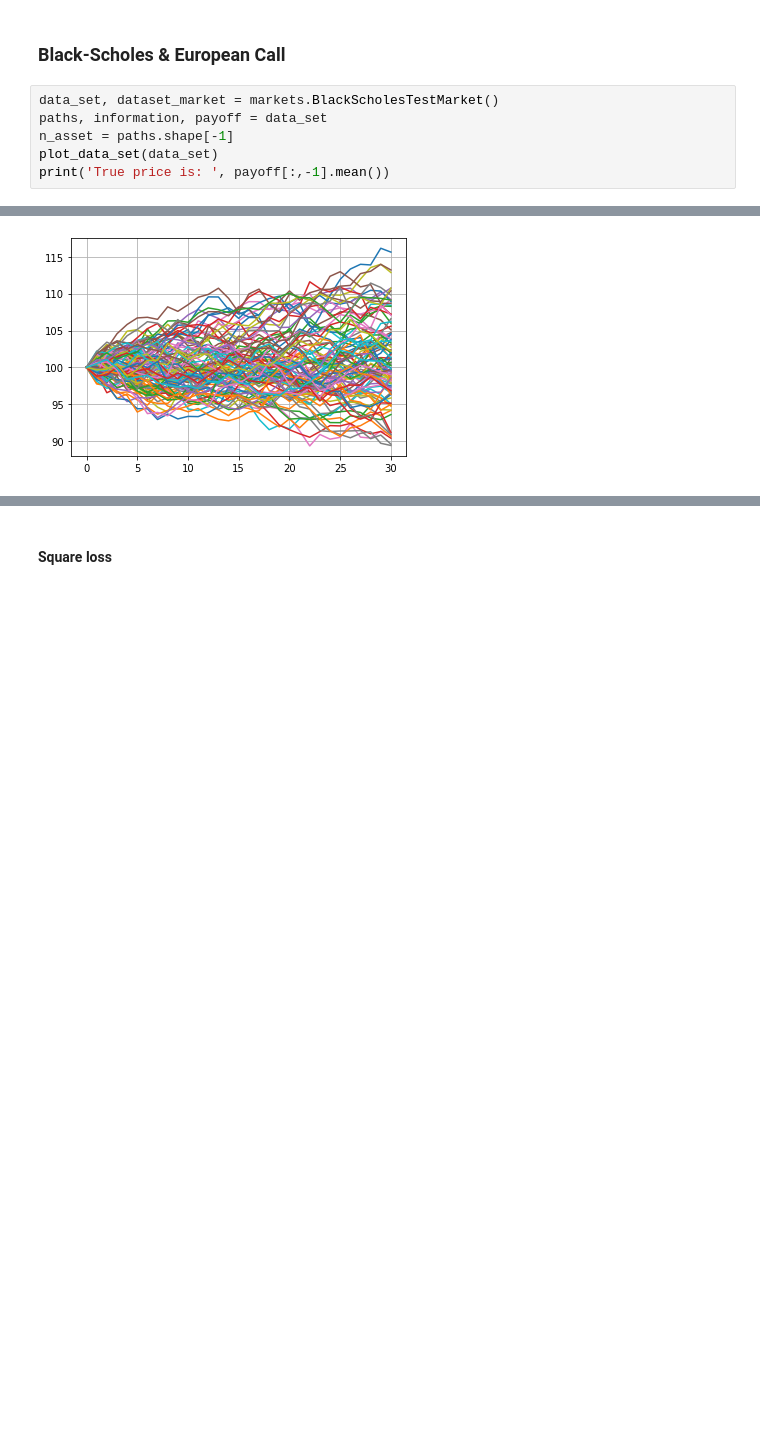
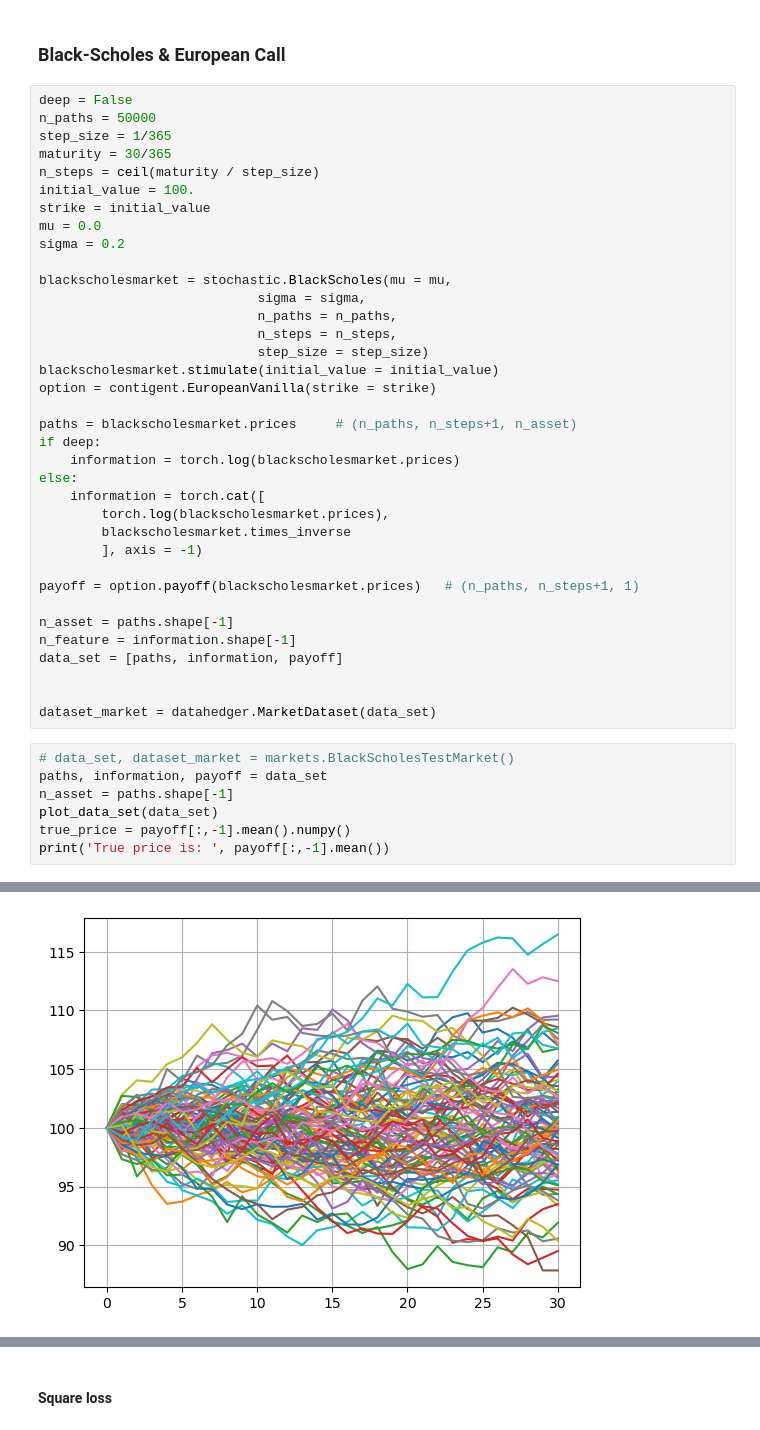
Before and after one commit to justinhou95/NeuralHedge, a Jupyter notebook: deephedge.ipynb, the cells around one changed output, grey strips where cells are left out. Saved outputs shown, nothing was run; the diff lists cells and outputs as text; blank space fills up the shorter version.

Commit message:
deep efficient hedge (pytorch)

```diff
--- a/deephedge.ipynb
+++ b/deephedge.ipynb
@@ -65,14 +65,51 @@ from neuralhedge._utils.plotting import plot_pnl, plot_history, plot_data_set, p
 from importlib import reload
 # %% [markdown]
 ### Black-Scholes & European Call
+# %%
+deep = False
+n_paths = 50000
+step_size = 1/365
+maturity = 30/365
+n_steps = ceil(maturity / step_size)
+initial_value = 100.
+strike = initial_value
+mu = 0.0
+sigma = 0.2
+
+blackscholesmarket = stochastic.BlackScholes(mu = mu,
+                            sigma = sigma,
+                            n_paths = n_paths,
+                            n_steps = n_steps,
+                            step_size = step_size)
+blackscholesmarket.stimulate(initial_value = initial_value)
+option = contigent.EuropeanVanilla(strike = strike)
+
+paths = blackscholesmarket.prices     # (n_paths, n_steps+1, n_asset)
+if deep:
+    information = torch.log(blackscholesmarket.prices)
+else:
+    information = torch.cat([
+        torch.log(blackscholesmarket.prices),
+        blackscholesmarket.times_inverse
+        ], axis = -1)
+
+payoff = option.payoff(blackscholesmarket.prices)   # (n_paths, n_steps+1, 1)
+
+n_asset = paths.shape[-1]
+n_feature = information.shape[-1]
+data_set = [paths, information, payoff]
+
+
+dataset_market = datahedger.MarketDataset(data_set)
 # %%
-data_set, dataset_market = markets.BlackScholesTestMarket()
+# data_set, dataset_market = markets.BlackScholesTestMarket()
 paths, information, payoff = data_set
 n_asset = paths.shape[-1]
 plot_data_set(data_set)
+true_price = payoff[:,-1].mean().numpy()
 print('True price is: ', payoff[:,-1].mean())
 # %% [output]
 Shape of paths:  torch.Size([50000, 31, 1])
 Shape of information:  torch.Size([50000, 31, 2])
 Shape of payoff:  torch.Size([50000, 31, 1])
-[figure, old version]
+[figure, new version]
```
Also changed, not shown: parts of 12 cells of this notebook, 12 other files.
